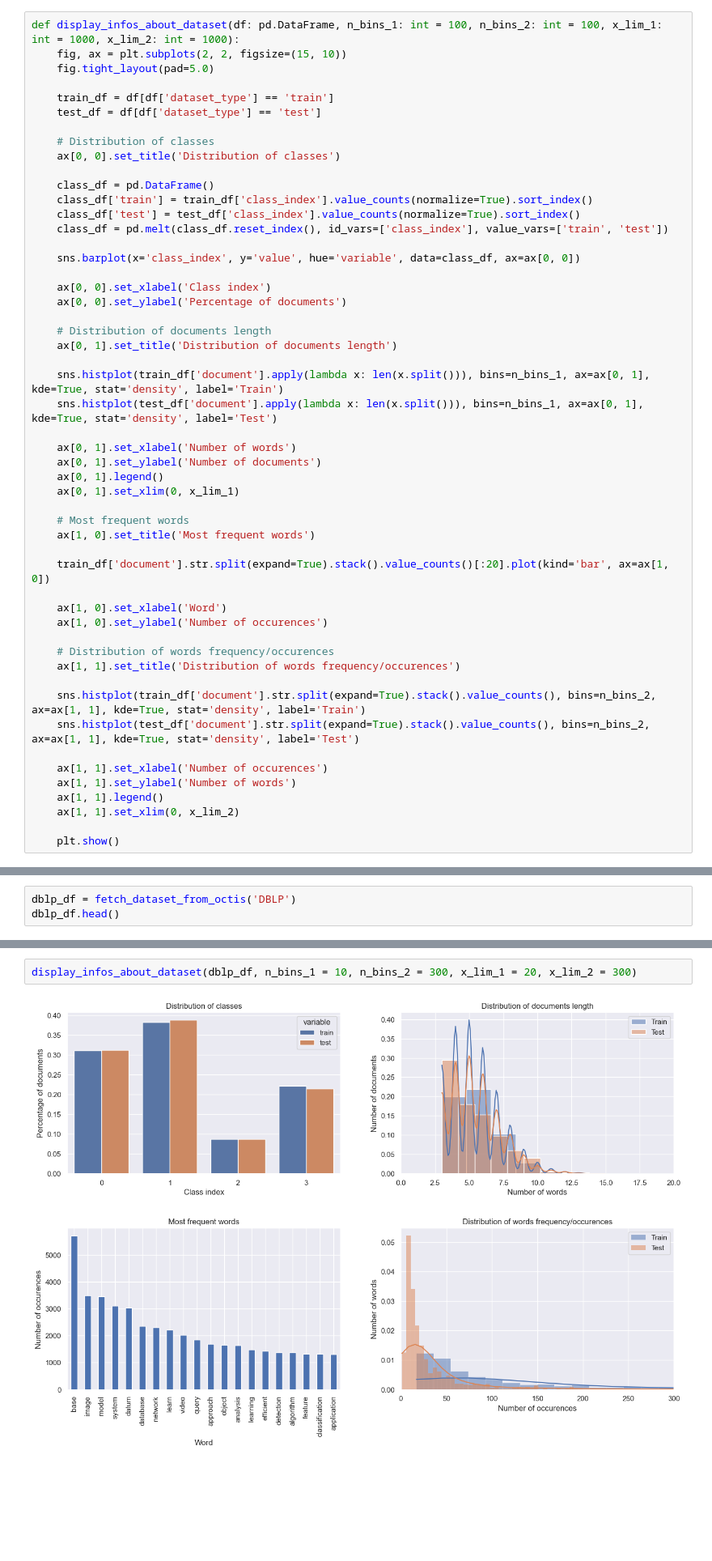
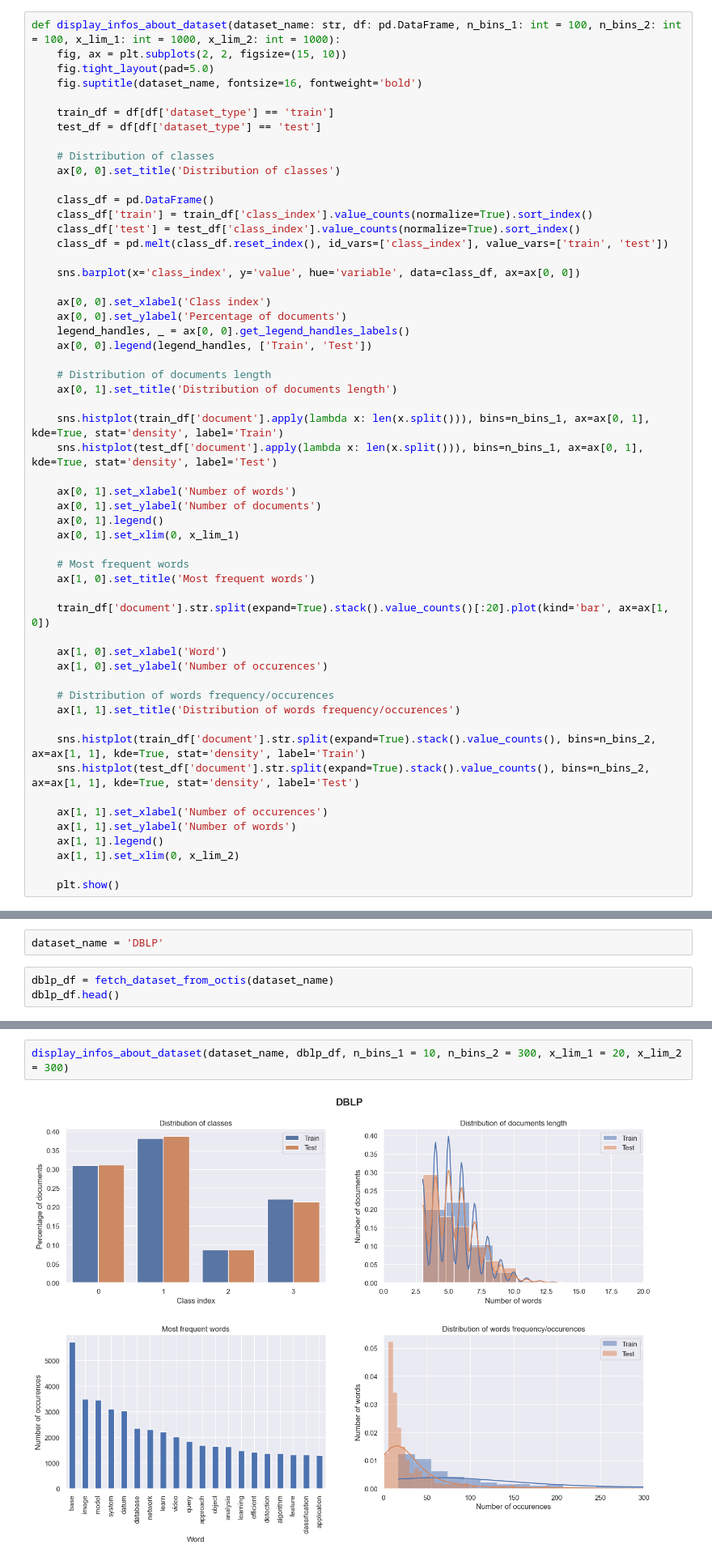
Before and after one commit to yoest/Topic-Modeling-Analysis, a Jupyter notebook: benchmark_datasets_analysis.ipynb, the cells around one changed output, grey strips where cells are left out. Shown: that part at 81% size. Drawn from its saved outputs; the diff is of its cells as text; blank space fills up the shorter version.

```diff
--- a/benchmark_datasets_analysis.ipynb
+++ b/benchmark_datasets_analysis.ipynb
@@ -43,7 +50,8 @@ def fetch_dataset_from_octis(dataset_name: str):
 # %%
-def display_infos_about_dataset(df: pd.DataFrame, n_bins_1: int = 100, n_bins_2: int = 100, x_lim_1: int = 1000, x_lim_2: int = 1000):
+def display_infos_about_dataset(dataset_name: str, df: pd.DataFrame, n_bins_1: int = 100, n_bins_2: int = 100, x_lim_1: int = 1000, x_lim_2: int = 1000):
     fig, ax = plt.subplots(2, 2, figsize=(15, 10))
     fig.tight_layout(pad=5.0)
+    fig.suptitle(dataset_name, fontsize=16, fontweight='bold')
 
     train_df = df[df['dataset_type'] == 'train']
     test_df = df[df['dataset_type'] == 'test']
@@ -60,6 +68,8 @@ def display_infos_about_dataset(df: pd.DataFrame, n_bins_1: int = 100, n_bins_2:
 
     ax[0, 0].set_xlabel('Class index')
     ax[0, 0].set_ylabel('Percentage of documents')
+    legend_handles, _ = ax[0, 0].get_legend_handles_labels()
+    ax[0, 0].legend(legend_handles, ['Train', 'Test'])
 
     # Distribution of documents length
     ax[0, 1].set_title('Distribution of documents length')
@@ -127,7 +157,9 @@ display_infos_about_dataset(bbcn_df, n_bins_1 = 100, n_bins_2 = 200, x_lim_1 = 4
 # %% [markdown]
 ## DBLP
+# %%
+dataset_name = 'DBLP'
 # %%
-dblp_df = fetch_dataset_from_octis('DBLP')
+dblp_df = fetch_dataset_from_octis(dataset_name)
 dblp_df.head()
 # %% [output]
 |  | document | class_name | class_index | dataset_type |
@@ -139,6 +179,6 @@ dblp_df.head()
 # %%
-display_infos_about_dataset(dblp_df, n_bins_1 = 10, n_bins_2 = 300, x_lim_1 = 20, x_lim_2 = 300)
+display_infos_about_dataset(dataset_name, dblp_df, n_bins_1 = 10, n_bins_2 = 300, x_lim_1 = 20, x_lim_2 = 300)
 # %% [output]
-[figure, old version]
+[figure, new version]
 # %% [markdown]
 # M10
```
Also changed, not shown: parts of 14 cells of this notebook, 6 other files.
